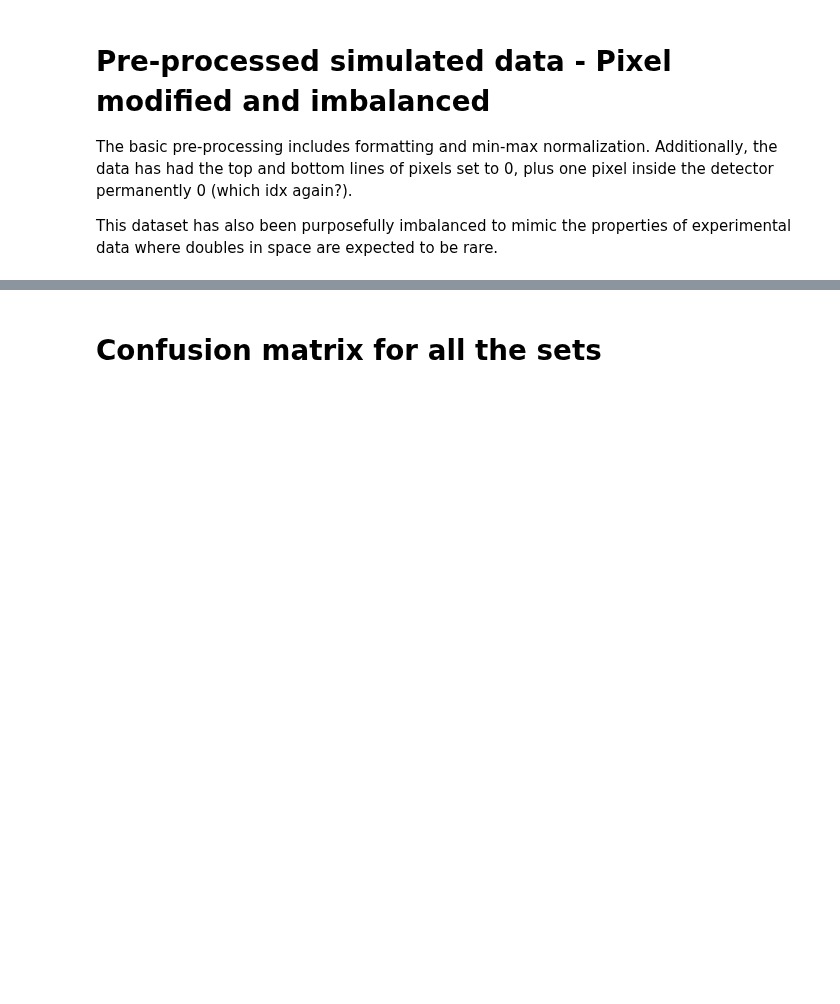
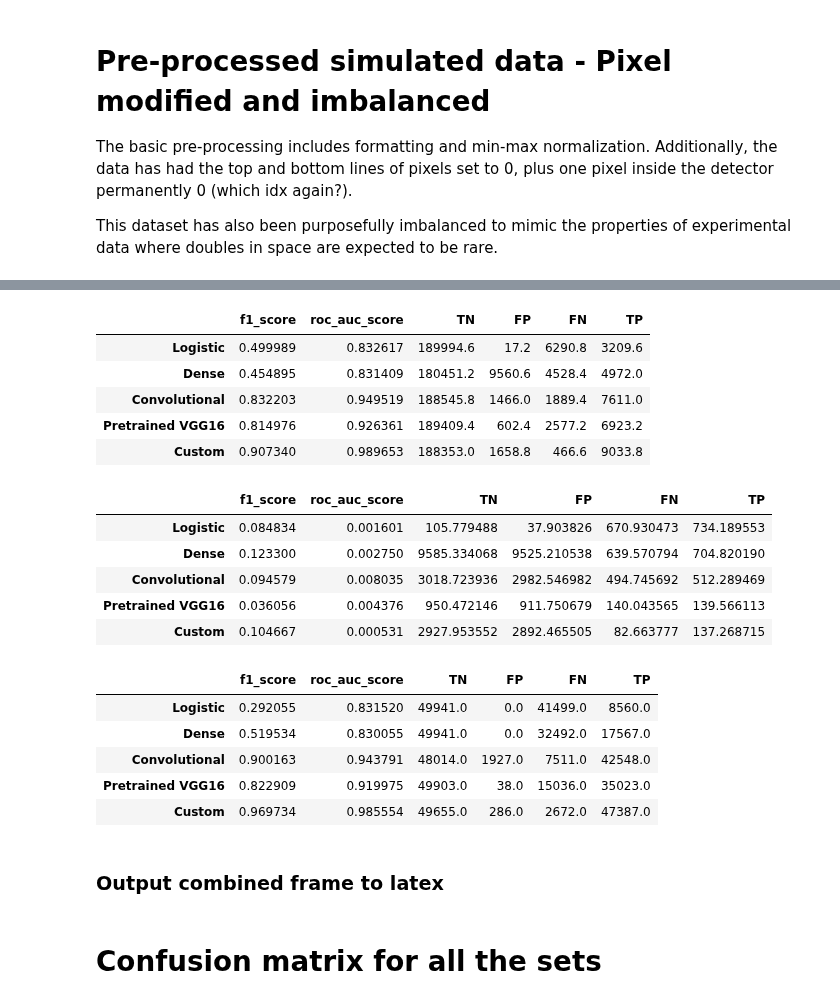
Before and after one commit to geirtul/master_analysis, a Jupyter notebook: notebooks/results/classification_simulated.ipynb, the cells around one changed output, grey strips where cells are left out. Cells and saved outputs as stored; diff of their text form; code cells hidden in the pictures; blank space fills up the shorter version.

```diff
--- a/notebooks/results/classification_simulated.ipynb
+++ b/notebooks/results/classification_simulated.ipynb
@@ -444,0 +546,76 @@ where doubles in space are expected to be rare.
+# %%
+all_means_imbalanced = pd.DataFrame(
+    [
+        log_means.iloc[0][['f1_score', 'roc_auc_score', 'TN', 'FP', 'FN', 'TP']],
+        dense_means.iloc[0][['f1_score', 'roc_auc_score', 'TN', 'FP', 'FN', 'TP']],
+        cnn_means.iloc[0][['f1_score', 'roc_auc_score', 'TN', 'FP', 'FN', 'TP']],
+        pretrained_means.iloc[0][['f1_score', 'roc_auc_score', 'TN', 'FP', 'FN', 'TP']],
+        custom_means.iloc[0][['f1_score', 'roc_auc_score', 'TN', 'FP', 'FN', 'TP']],
+    ]
+).rename(
+    index={
+        'log_mean': 'Logistic',
+        'dense_mean': 'Dense',
+        'cnn_mean': 'Convolutional',
+        'pretrained_mean': 'Pretrained VGG16',
+        'custom_mean': 'Custom',
+    }
+)
+display(all_means_imbalanced)
+all_std_imbalanced = pd.DataFrame(
+    [
+        log_means.iloc[1][['f1_score', 'roc_auc_score', 'TN', 'FP', 'FN', 'TP']],
+        dense_means.iloc[1][['f1_score', 'roc_auc_score', 'TN', 'FP', 'FN', 'TP']],
+        cnn_means.iloc[1][['f1_score', 'roc_auc_score', 'TN', 'FP', 'FN', 'TP']],
+        pretrained_means.iloc[1][['f1_score', 'roc_auc_score', 'TN', 'FP', 'FN', 'TP']],
+        custom_means.iloc[1][['f1_score', 'roc_auc_score', 'TN', 'FP', 'FN', 'TP']],
+    ]
+).rename(
+    index={
+        'log_std': 'Logistic',
+        'dense_std': 'Dense',
+        'cnn_std': 'Convolutional',
+        'pretrained_std': 'Pretrained VGG16',
+        'custom_std': 'Custom',
+    }
+)
+display(all_std_imbalanced)
+all_test_imbalanced = pd.DataFrame(
+    [
+        log_test.iloc[0][['f1_score', 'roc_auc_score', 'TN', 'FP', 'FN', 'TP']],
+        dense_test.iloc[0][['f1_score', 'roc_auc_score', 'TN', 'FP', 'FN', 'TP']],
+        cnn_test.iloc[0][['f1_score', 'roc_auc_score', 'TN', 'FP', 'FN', 'TP']],
+        pretrained_test.iloc[0][['f1_score', 'roc_auc_score', 'TN', 'FP', 'FN', 'TP']],
+        custom_test.iloc[0][['f1_score', 'roc_auc_score', 'TN', 'FP', 'FN', 'TP']],
+    ]
+).rename(
+    index={
+        'log_test': 'Logistic',
+        'dense_test': 'Dense',
+        'cnn_test': 'Convolutional',
+        'pretrained_test': 'Pretrained VGG16',
+        'custom_test': 'Custom',
+    }
+)
+display(all_test_imbalanced)
+# %% [output]
+|  | f1_score | roc_auc_score | TN | FP | FN | TP |
+| Logistic | 0.499989 | 0.832617 | 189994.6 | 17.2 | 6290.8 | 3209.6 |
+| Dense | 0.454895 | 0.831409 | 180451.2 | 9560.6 | 4528.4 | 4972.0 |
+| Convolutional | 0.832203 | 0.949519 | 188545.8 | 1466.0 | 1889.4 | 7611.0 |
+| Pretrained VGG16 | 0.814976 | 0.926361 | 189409.4 | 602.4 | 2577.2 | 6923.2 |
+| Custom | 0.907340 | 0.989653 | 188353.0 | 1658.8 | 466.6 | 9033.8 |
+|  | f1_score | roc_auc_score | TN | FP | FN | TP |
+| Logistic | 0.084834 | 0.001601 | 105.779488 | 37.903826 | 670.930473 | 734.189553 |
+| Dense | 0.123300 | 0.002750 | 9585.334068 | 9525.210538 | 639.570794 | 704.820190 |
+| Convolutional | 0.094579 | 0.008035 | 3018.723936 | 2982.546982 | 494.745692 | 512.289469 |
+| Pretrained VGG16 | 0.036056 | 0.004376 | 950.472146 | 911.750679 | 140.043565 | 139.566113 |
+| Custom | 0.104667 | 0.000531 | 2927.953552 | 2892.465505 | 82.663777 | 137.268715 |
+|  | f1_score | roc_auc_score | TN | FP | FN | TP |
+| Logistic | 0.292055 | 0.831520 | 49941.0 | 0.0 | 41499.0 | 8560.0 |
+| Dense | 0.519534 | 0.830055 | 49941.0 | 0.0 | 32492.0 | 17567.0 |
+| Convolutional | 0.900163 | 0.943791 | 48014.0 | 1927.0 | 7511.0 | 42548.0 |
+| Pretrained VGG16 | 0.822909 | 0.919975 | 49903.0 | 38.0 | 15036.0 | 35023.0 |
+| Custom | 0.969734 | 0.985554 | 49655.0 | 286.0 | 2672.0 | 47387.0 |
+# %% [markdown]
+### Output combined frame to latex
```
Also changed, not shown: parts of 32 cells of this notebook, 1 other file.
